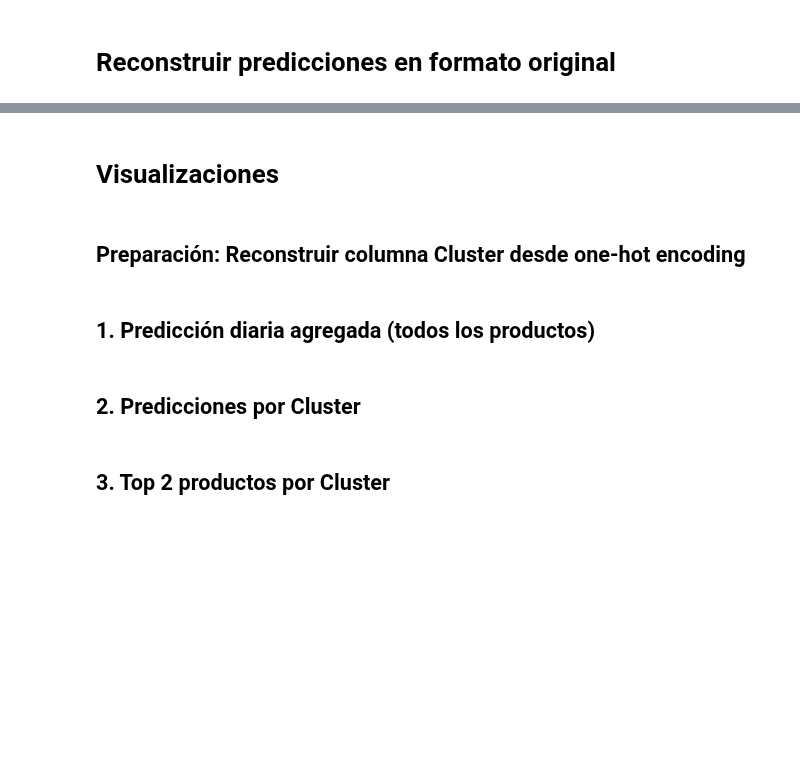
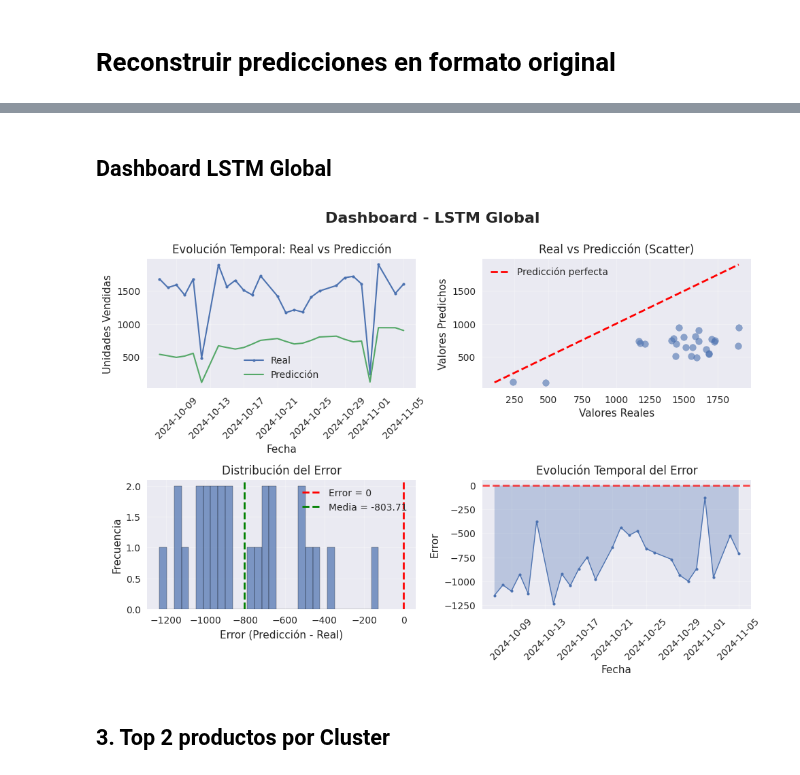
Before and after one commit to jmorala/TFMDS, a Jupyter notebook: cuadernos/06_DL_LSTM.ipynb, the cells around one changed output, grey strips where cells are left out. Saved outputs shown, nothing was run; the diff lists cells and outputs as text; code cells hidden in the pictures; blank space fills up the shorter version.

Commit message:
Revisión LSTM

```diff
--- a/cuadernos/06_DL_LSTM.ipynb
+++ b/cuadernos/06_DL_LSTM.ipynb
@@ -219,0 +249,12 @@ print("   Si es < input_size, considera reducir input_size o filtrar productos."
+# %%
+# FEATURES FUTURAS
+
+futr_exog_list=[
+        'bolOpen', 'bolHoliday', 'bolPromocion',
+        'dia_semana_sin', 'dia_semana_cos',
+        'mes_sin', 'mes_cos',
+        'semana_sin', 'semana_cos'
+    ]
+
+print("\n" + "="*100)
+print(f"Features futuras {futr_exog_list}")
@@ -357,7 +444,7 @@ elif 'prediccion' not in y_hat.columns:
     y_hat = y_hat.rename(columns={pred_cols[0]: 'prediccion'})
 
 # Merge con el test en formato NF (evitando copias)
-df_test_pred = df_test_nf[['unique_id', 'ds', 'y']].merge(
+df_test_pred = df_test_nf[['unique_id', 'ds', 'y', 'bolOpen']].merge(
     y_hat[['unique_id', 'ds', 'prediccion']],
     on=['unique_id', 'ds'],
     how='left'
@@ -371,6 +458,8 @@ df_test_pred['udsVenta'] = df_test_pred['y']
 
 # Si df_test_pred la columna prediccion es menor que cero pone un cero
 df_test_pred['prediccion'] = df_test_pred['prediccion'].clip(lower=0)
+# Eliminar días que la tienda está cerrada
+df_test_pred = df_test_pred[df_test_pred['bolOpen'] == 1].copy()
 
 # Calcular errores en escala original
 df_test_pred['error'] = df_test_pred['prediccion'] - df_test_pred['udsVenta']
@@ -412,4 +618,0 @@ todas_metricas = [metricas_lstm]
-# %% [markdown]
-# Visualizaciones
-# %% [markdown]
-## Preparación: Reconstruir columna Cluster desde one-hot encoding
@@ -454,16 +619,20 @@ else:
 # %% [markdown]
-## 1. Predicción diaria agregada (todos los productos)
+## Dashboard LSTM Global
 # %%
-grafico_prediccion_diaria_agregada(
-    df=df_test_pred,
-    col_fecha='idSecuencia',
-    col_real='udsVenta',
-    col_pred='prediccion',
-    titulo='LSTM - Ventas Diarias Agregadas (Todos los Productos)',
-    figsize=(14, 5)
-)
+# Visualizaciones del modelo global
+df_test_viz_sum = df_test_pred.groupby('idSecuencia')[['udsVenta', 'prediccion']].sum().reset_index()
+df_test_viz_sum['error'] = df_test_viz_sum['prediccion'] - df_test_viz_sum['udsVenta']
+
+dashboard_prediccion_dl(
+        df=df_test_viz_sum,
+        col_fecha='idSecuencia',
+        col_real='udsVenta',
+        col_pred='prediccion',
+        titulo_principal=f'Dashboard - LSTM Global',
+        figsize=(10, 7)
+        )
+# %% [output]
+[figure, added]
-# %% [markdown]
-## 2. Predicciones por Cluster
 # %%
 grafico_prediccion_por_cluster(
     df=df_test_pred,
```
Also changed, not shown: parts of 17 cells of this notebook, 5 other files.
